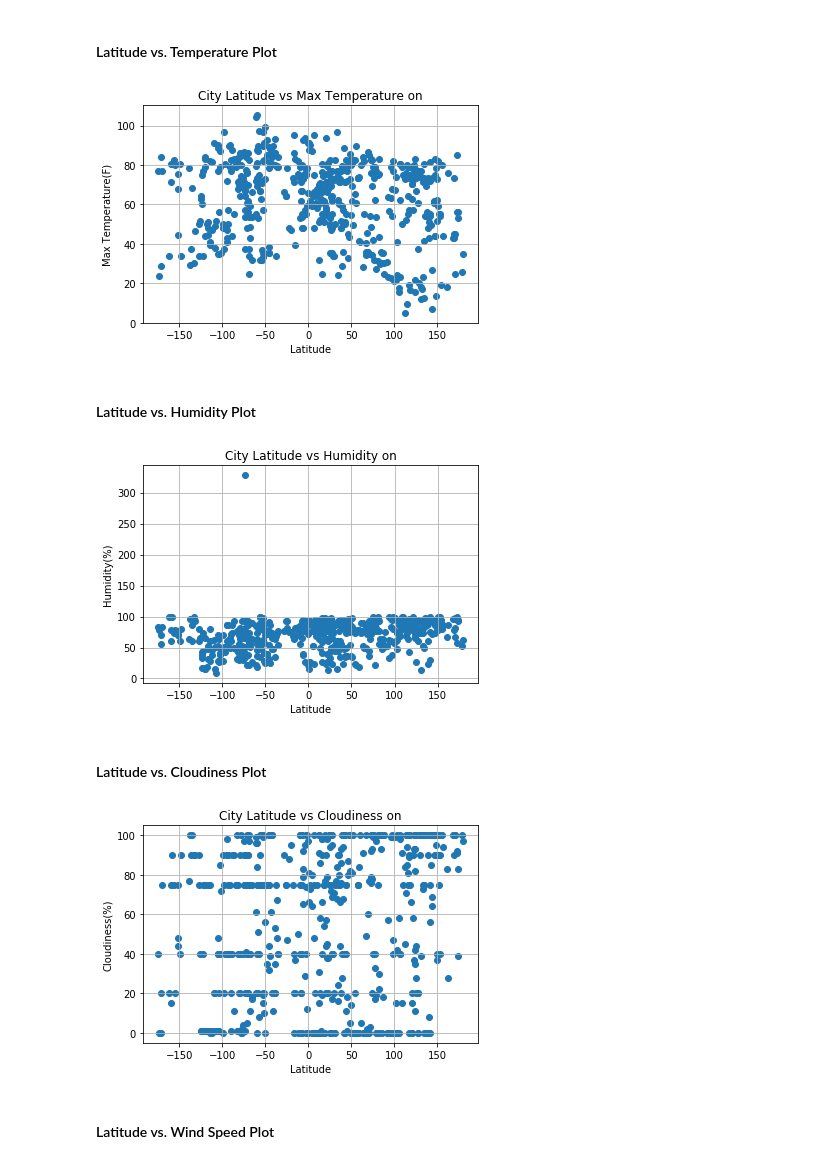
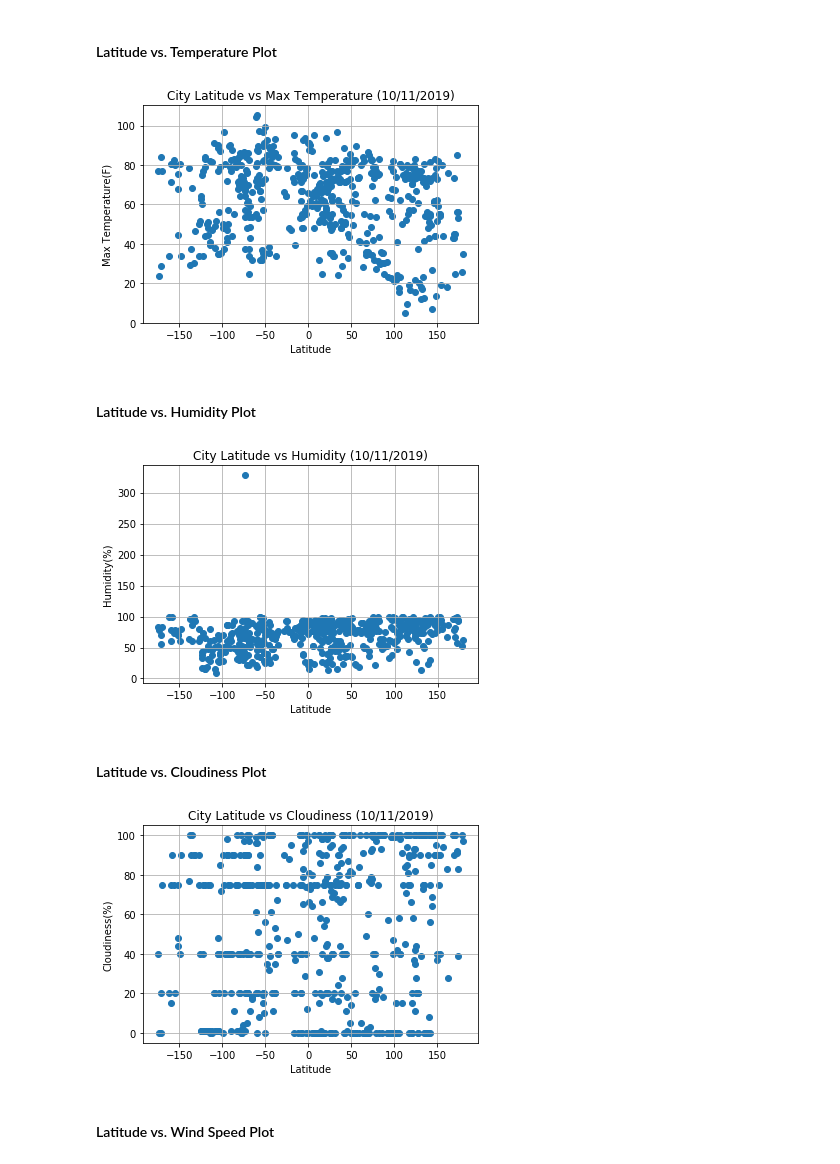
Before and after one commit to jbell69/python-api-challenge, a Jupyter notebook: WeatherPy/WeatherPy.ipynb, the cells around one changed output. Drawn from its saved outputs; the diff is of its cells as text; code cells hidden in the pictures.

```diff
--- a/WeatherPy/WeatherPy.ipynb
+++ b/WeatherPy/WeatherPy.ipynb
@@ -152,20 +153,20 @@ weather_df
 # %%
 # Build a scatter plot for Latitude vs Max Temp
 plt.scatter(weather_df["Latitude"], weather_df["Max Temperature"], marker="o")
 
 # Incorporate the other graph properties
-plt.title(f"City Latitude vs Max Temperature on")
+plt.title(f"City Latitude vs Max Temperature {datetime.datetime.now():(%m/%d/%Y)}")
 plt.ylabel("Max Temperature(F)")
 plt.xlabel("Latitude")
 plt.grid(True)
 
 # Save the figure
-plt.savefig("TemperatureInWorldCities.png")
+plt.savefig("TemperatureInWorldCitiesbyLatitude.png")
 
 # Show plot
 plt.show()
 # %% [output]
-[figure, old version]
+[figure, new version]
 # %% [markdown]
 #### Latitude vs. Humidity Plot
 # %%
@@ -173,18 +174,18 @@ plt.show()
 plt.scatter(weather_df["Latitude"], weather_df["Humidity"], marker="o")
 
 # Incorporate the other graph properties
-plt.title(f"City Latitude vs Humidity on")
+plt.title(f"City Latitude vs Humidity {datetime.datetime.now():(%m/%d/%Y)}")
 plt.ylabel("Humidity(%)")
 plt.xlabel("Latitude")
 plt.grid(True)
 
 # Save the figure
-plt.savefig("HumidityInWorldCities.png")
+plt.savefig("HumidityInWorldCitiesbyLatitude.png")
 
 # Show plot
 plt.show()
 # %% [output]
-[figure, old version]
+[figure, new version]
 # %% [markdown]
 #### Latitude vs. Cloudiness Plot
 # %%
@@ -192,18 +193,18 @@ plt.show()
 plt.scatter(weather_df["Latitude"], weather_df["Cloudiness"], marker="o")
 
 # Incorporate the other graph properties
-plt.title(f"City Latitude vs Cloudiness on")
+plt.title(f"City Latitude vs Cloudiness {datetime.datetime.now():(%m/%d/%Y)}")
 plt.ylabel("Cloudiness(%)")
 plt.xlabel("Latitude")
 plt.grid(True)
 
 # Save the figure
-plt.savefig("CloudinessInWorldCities.png")
+plt.savefig("CloudinessInWorldCitiesbyLatitude.png")
 
 # Show plot
 plt.show()
 # %% [output]
-[figure, old version]
+[figure, new version]
 # %% [markdown]
 #### Latitude vs. Wind Speed Plot
 # %%
```
Also changed, not shown: parts of 2 cells of this notebook, 1 other file.
